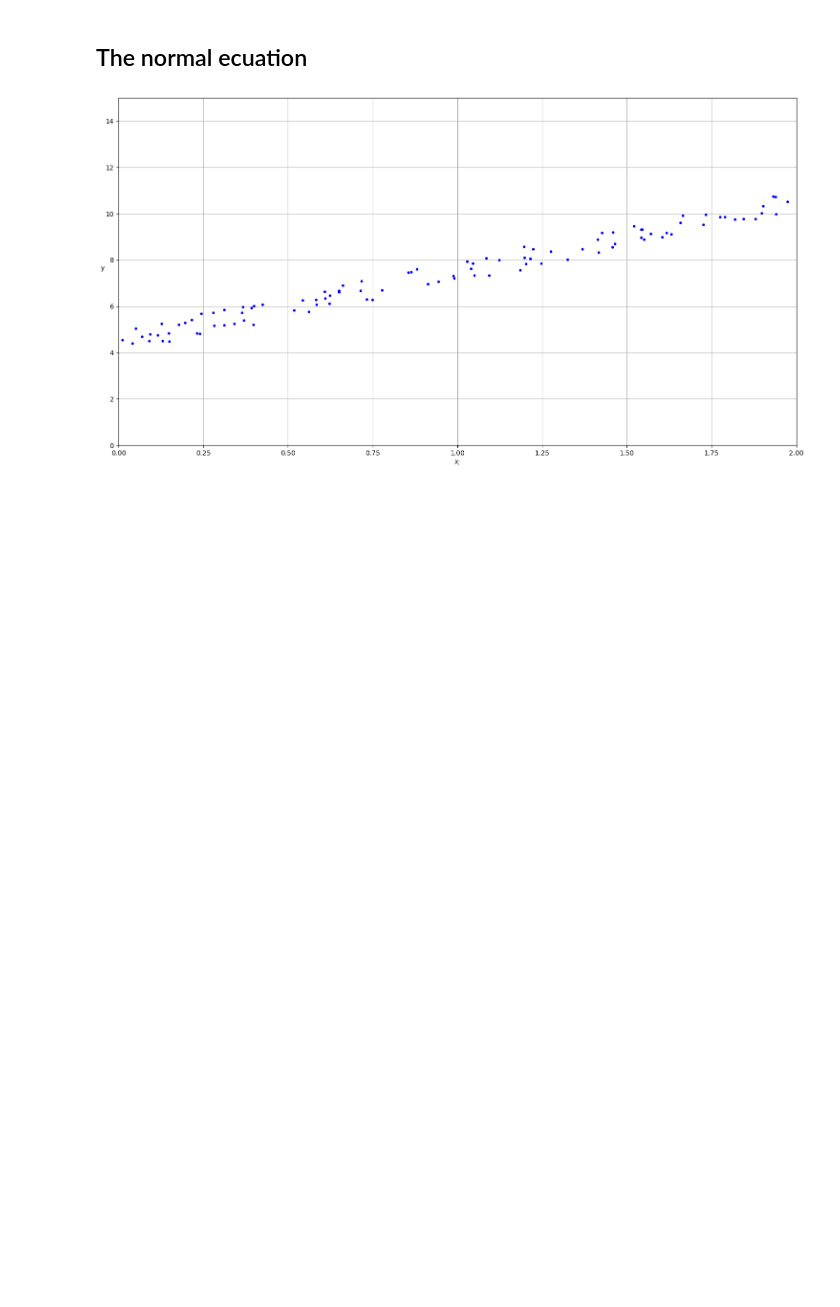
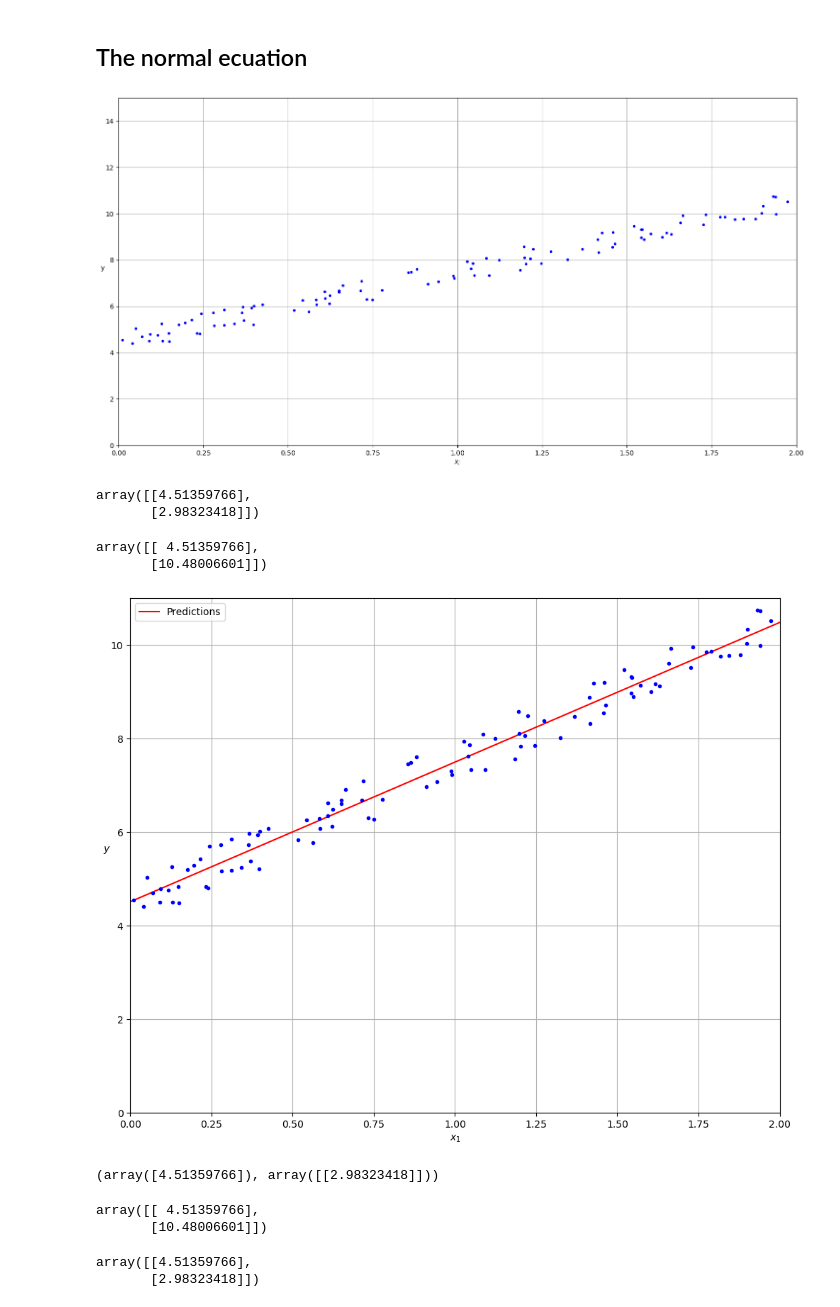
Before and after one commit to Raichi1/Hands-On-Machine-Learning-3rd-Edition, a Jupyter notebook: Chapter-4_Training-Models/code/code.ipynb, the cells around one changed output. Saved outputs shown, nothing was run; the diff lists cells and outputs as text; code cells hidden in the pictures; blank space fills up the shorter version.

```diff
--- a/Chapter-4_Training-Models/code/code.ipynb
+++ b/Chapter-4_Training-Models/code/code.ipynb
@@ -35,3 +35,54 @@ save_fig("generated_data")
 plt.show()
 # %% [output]
 [figure]
+# %%
+from sklearn.preprocessing import add_dummy_feature
+
+X_b = add_dummy_feature(X) # add x_0 = 1 to each instances
+theta_best = np.linalg.inv(X_b.T @ X_b) @ X_b.T @ y
+# %%
+theta_best
+# %% [output]
+array([[4.51359766],
+       [2.98323418]])
+# %%
+X_new = np.array([[0],[2]])
+X_new_b = add_dummy_feature(X_new)
+y_pred = X_new_b @ theta_best
+y_pred
+# %% [output]
+array([[ 4.51359766],
+       [10.48006601]])
+# %%
+plt.figure(figsize = (10, 8))
+
+plt.plot(X_new, y_pred, 'r-', label = 'Predictions')
+plt.plot(X, y, 'b.')
+plt.axis([0, 2., 0, 11.])
+plt.ylabel("$y$", rotation = 0)
+plt.xlabel("$x_1$")
+plt.grid()
+plt.legend()
+save_fig("linear_model_predictions")
+plt.show()
+# %% [output]
+[figure, added]
+# %%
+from sklearn.linear_model import LinearRegression
+
+lin_reg = LinearRegression()
+lin_reg.fit(X, y)
+lin_reg.intercept_, lin_reg.coef_
+# %% [output]
+(array([4.51359766]), array([[2.98323418]]))
+# %%
+lin_reg.predict(X_new)
+# %% [output]
+array([[ 4.51359766],
+       [10.48006601]])
+# %%
+theta_best_svd, residual, rank, s = np.linalg.lstsq(X_b, y, rcond = 1e-6) # linear algebra "least squared" method
+theta_best_svd
+# %% [output]
+array([[4.51359766],
+       [2.98323418]])
```
Also changed, not shown: parts of 3 cells of this notebook, 2 other files.
